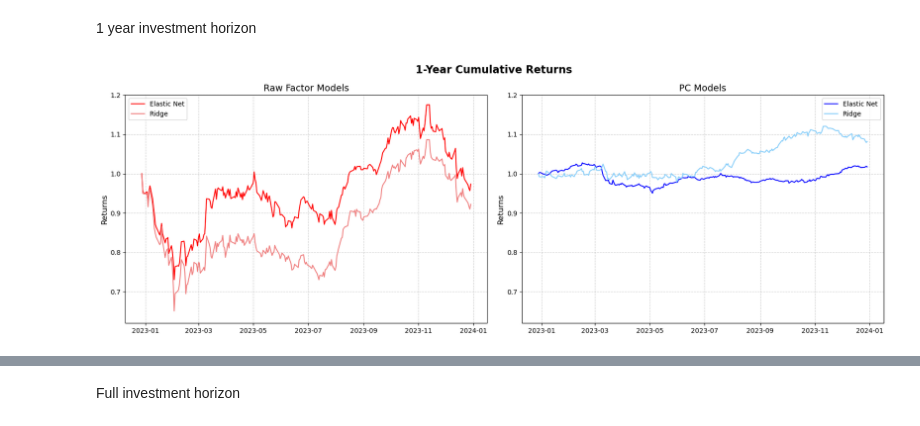
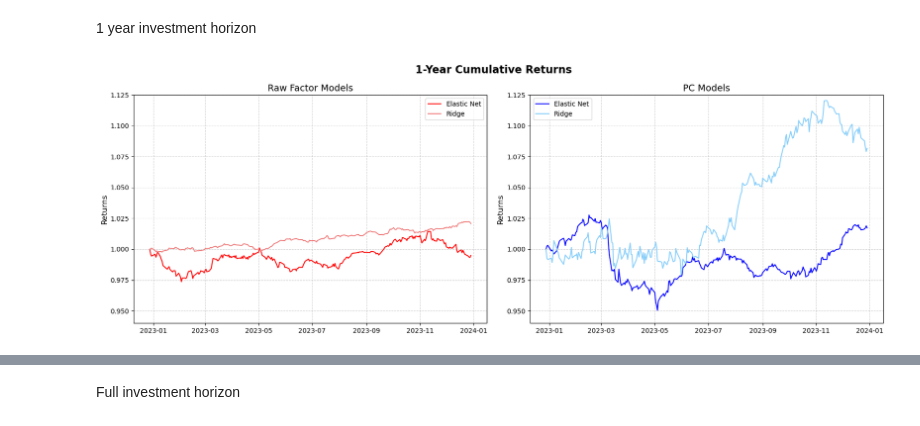
Before and after one commit to simmelholt/ML-codes, a Jupyter notebook: Master Thesis.ipynb, the cells around one changed output, grey strips where cells are left out. Saved outputs shown, nothing was run; the diff lists cells and outputs as text; code cells hidden in the pictures.

```diff
--- a/Master Thesis.ipynb
+++ b/Master Thesis.ipynb
@@ -169,0 +264,16 @@ YF.download() has changed argument auto_adjust default to True
+# %%
+""" from scipy.cluster.hierarchy import linkage, leaves_list
+# Hierarchical clustering to sort correlation matrix
+link = linkage(corr, method='ward')
+idx = leaves_list(link)
+sorted_corr = corr.iloc[idx, idx]
+
+mask = np.triu(np.ones_like(sorted_corr, dtype=bool))
+
+plt.figure(figsize=(15, 12))
+sns.heatmap(sorted_corr, mask=mask, cmap='coolwarm', center=0, fmt=".2f",
+            linewidths=0.5, cbar_kws={"shrink": .8}, xticklabels=False, yticklabels=False)
+plt.title("Clustered Correlation Matrix", fontsize=16)
+plt.tight_layout()
+plt.show()
+ """
@@ -1649,9 +1942,30 @@ test_PC = SCS_L2est(daily_date_series, df_daily_squeezed, spx_daily_ret_squeezed
 # %% [markdown]
 1 year investment horizon
 # %%
+def compute_weights(coefficients):
+    coefficients = np.array(coefficients)
+    denominator = len(coefficients) + 1
+    ranks = coefficients.argsort().argsort() + 1
+    rc_i = ranks / denominator
+    rc_bar = rc_i.mean()
+    z = rc_i - rc_bar
+    z_abs = np.abs(z).sum()
+    weights = z / z_abs
+    return weights
 
+
+
+
+
+# Normalization of weights L2
 coefficients_1y = test['optimal_model_L2']['coefficients']
+coefficients_1y = compute_weights(coefficients_1y)
+
+# Normalization of weights L2_PC
+
+
 coefficients_PC_1y = test_PC['optimal_model_L2']['coefficients']
+#coefficients_PC_1y = compute_weights(coefficients_PC_1y)
 oos_test_data = df_daily_squeezed.iloc[8312:]
 oos_test_data = oos_test_data
 SPX_port = spx_daily_ret_squeezed[8312:]
@@ -1659,8 +1973,9 @@ SPX_port = SPX_port
 U, S, Vt = np.linalg.svd(oos_test_data, full_matrices=False)
 oos_test_data_PC = Vt @ oos_test_data.T
 L2_return_PC = coefficients_PC_1y @ oos_test_data_PC
+L2_return_PC_SR = L2_return_PC
 L2_return = coefficients_1y @ oos_test_data.T
-
+L2_return_SR = L2_return
 first_date = L2_return.index.min()
 new_date = first_date - pd.Timedelta(days=1)
 
@@ -1680,9 +1995,14 @@ L1L2_PC = pd.read_csv("C:/Users/ulrik/Desktop/best_PC_model.csv")
 L1L2_PC = L1L2_PC.iloc[:, 1:]  # Remove first column
 L1L2_PC = L1L2_PC.iloc[:, :-2]  # Remove last two columns
 
+L1L2_PC = L1L2_PC.to_numpy().flatten()
+#L1L2_PC = compute_weights(L1L2_PC)
+
+# Normalization of weights L1L2_PC
+
 # Perform matrix multiplication
-L1L2_returns_PC = (L1L2_PC.to_numpy() @ oos_test_data.to_numpy().T).flatten()
-
+L1L2_returns_PC = (L1L2_PC @ oos_test_data.T)
+L1L2_returns_PC_SR = L1L2_returns_PC
 # Convert to Pandas Series with proper indexing
 L1L2_returns_PC = pd.Series(L1L2_returns_PC, index=oos_test_data.index)
 L1L2_returns_PC = pd.concat([new_row_1y, L1L2_returns_PC])
@@ -1691,8 +2011,15 @@ L1L2_1y_returns_PC = (1 + np.cumsum(L1L2_returns_PC))
 
 L1L2_raw = pd.read_csv("C:/Users/ulrik/Desktop/best_model.csv")
 L1L2_raw = L1L2_raw.iloc[:,1 :-2]
-L1L2_returns = result = L1L2_raw.dot(oos_test_data.T)
-L1L2_returns = L1L2_returns.squeeze()
+# Normalization of weights L1L2
+L1L2_raw = L1L2_raw.to_numpy().flatten()
+L1L2_raw = compute_weights(L1L2_raw)
+L1L2_returns = (L1L2_raw @ oos_test_data.T)
+#L1L2_returns = L1L2_returns.squeeze()
+
+
+
+
 
 # Get the first date and create a new date one day before
 first_date_1y = L1L2_returns.index.min()
@@ -1716,33 +2043,33 @@ fig, axes = plt.subplots(1, 2, figsize=(17, 6), sharex=True)
 
 # Add a headline centered above both subplots
 fig.suptitle("1-Year Cumulative Returns", fontsize=16, fontweight='bold')
 
 # First subplot: _PC series (light blue)
 axes[1].plot(L1L2_1y_returns_PC, label="Elastic Net", linestyle='-', linewidth=1.5, color="blue")
 axes[1].plot(L2_1y_portfolio_return_PC, label="Ridge", linestyle='-', linewidth=1.5, color="lightskyblue")
 axes[1].set_title("PC Models", fontsize=14)
 axes[1].set_ylabel("Returns", fontsize=12)
 axes[1].legend(fontsize=10)
 axes[1].grid(True, linestyle="--", alpha=0.6)
-axes[1].set_ylim(0.62, 1.2)
+axes[1].set_ylim(0.94, 1.125)
 
 # Second subplot: Non-PC series (light red)
 axes[0].plot(L1L2_1y_returns_raw, label="Elastic Net", linestyle='-', linewidth=1.5, color="red")
 axes[0].plot(L2_1y_portfolio_return, label="Ridge", linestyle='-', linewidth=1.5, color="lightcoral")
 axes[0].set_title("Raw Factor Models", fontsize=14)
 
 axes[0].set_ylabel("Returns", fontsize=12)
 axes[0].legend(fontsize=10)
 axes[0].grid(True, linestyle="--", alpha=0.6)
-axes[0].set_ylim(0.62, 1.2)
+axes[0].set_ylim(0.94, 1.125)
 
 # Rotate x-axis labels for better readability
 #plt.xticks(rotation=45)
 
 # Adjust layout
 plt.tight_layout()
 
 # Show the plot
 plt.show()
 # %% [output]
-[figure, old version]
+[figure, new version]
```
Also changed, not shown: parts of 28 cells of this notebook, 3 other files.
